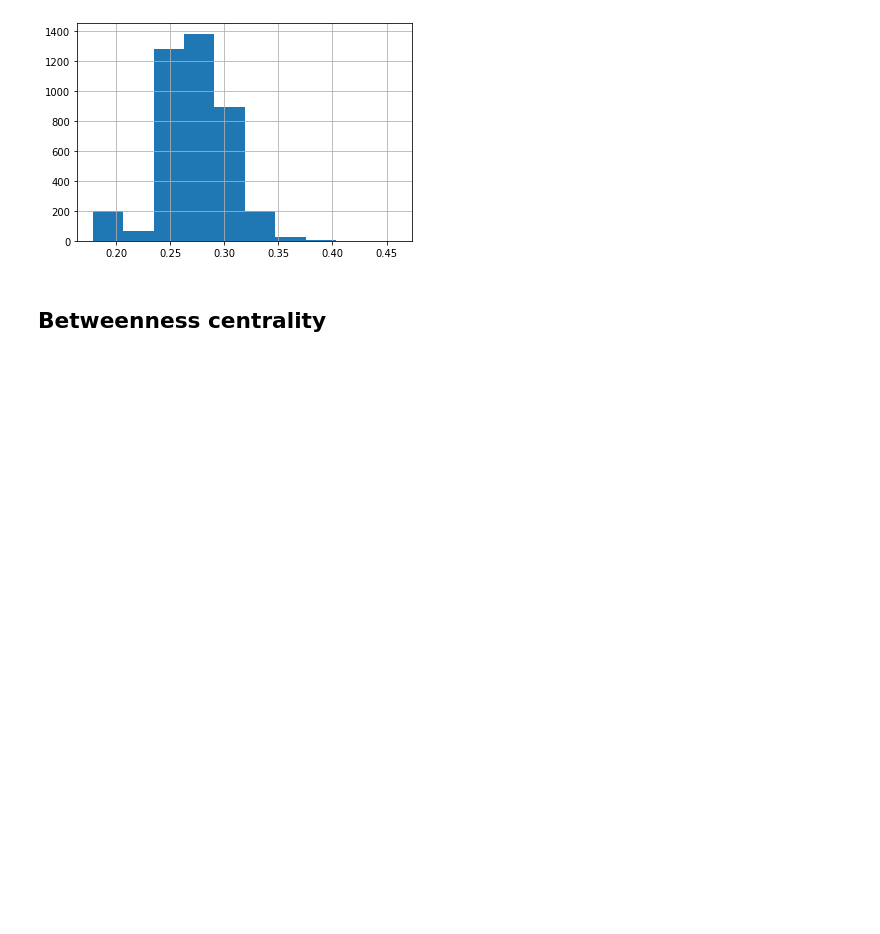
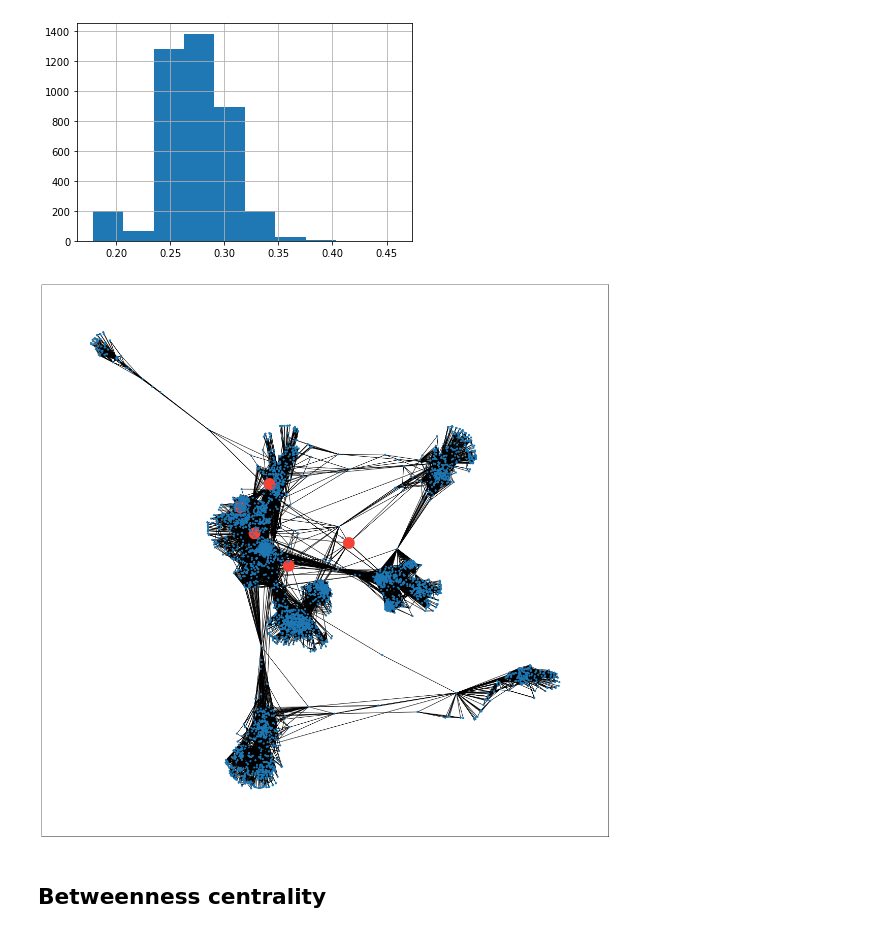
Before and after one commit to Dosann/Social-network-analysis, a Jupyter notebook: Untitled.ipynb, the cells around one changed output. Cells and saved outputs as stored; diff of their text form; code cells hidden in the pictures; blank space fills up the shorter version.

```diff
--- a/Untitled.ipynb
+++ b/Untitled.ipynb
@@ -128,7 +148,8 @@ list(nx.bridges(network))
 # %%
 closeness_centrality_df = pd.DataFrame(nx.closeness_centrality(network).items(),
                                        columns=['node', 'closeness_centrality'])
-closeness_centrality_df.sort_values('closeness_centrality', ascending=False).head(5)
+closeness_top_5 = closeness_centrality_df.sort_values('closeness_centrality', ascending=False).head(5)
+closeness_top_5
 # %% [output]
 |  | node | closeness_centrality |
 | 107 | 107 | 0.459699 |
@@ -140,6 +161,10 @@ closeness_centrality_df.sort_values('closeness_centrality', ascending=False).hea
 closeness_centrality_df.closeness_centrality.hist();
 # %% [output]
 [figure]
+# %%
+highlight_top_central_nodes(network, closeness_top_5.node.values)
+# %% [output]
+[figure, added]
 # %% [markdown]
 ## Betweenness centrality
 # %% [markdown]
```
Also changed, not shown: parts of 10 cells of this notebook, 1 other file.
